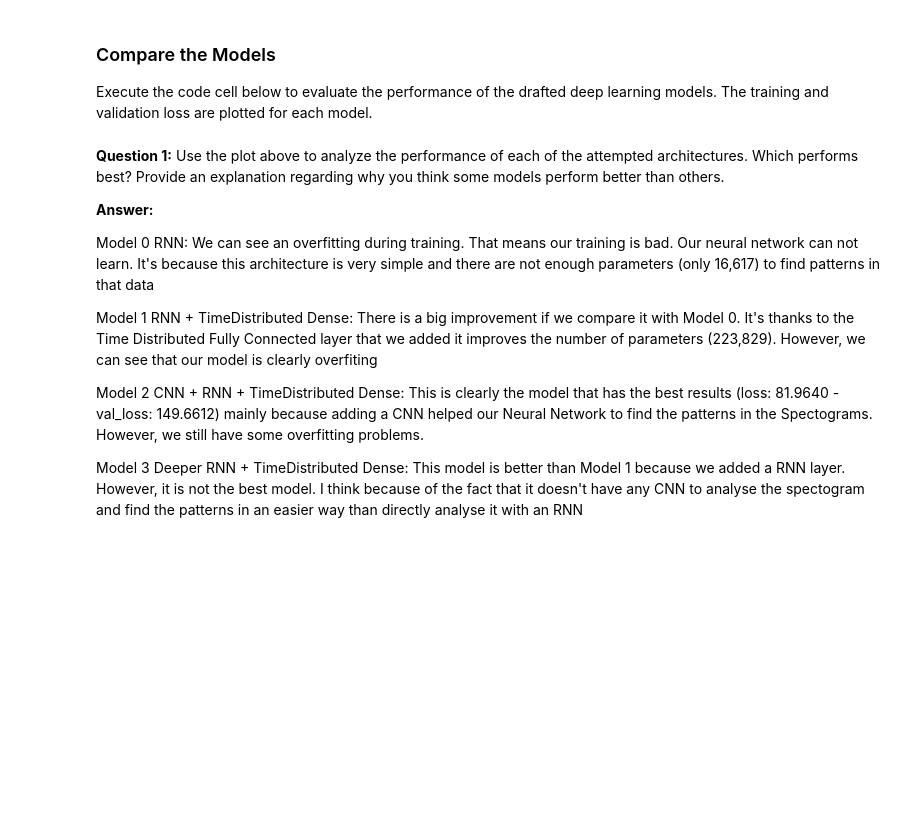
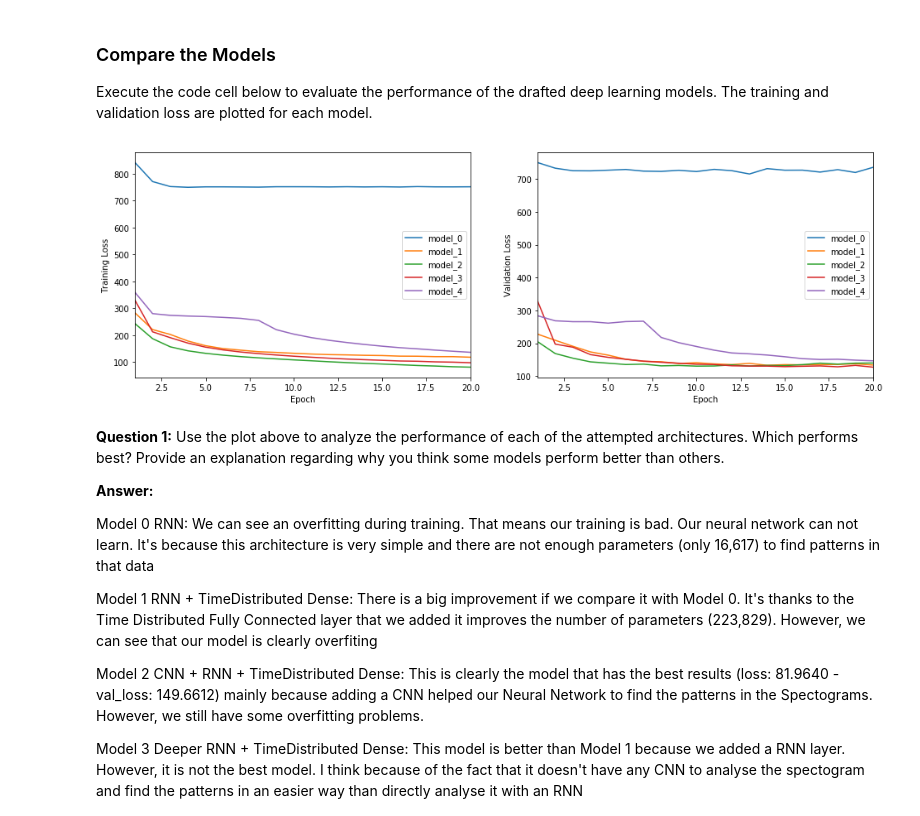
Before and after one commit to Leandro97/speech-recognizer, a Jupyter notebook: vui_notebook.ipynb, the cells around one changed output. Cells and saved outputs as stored; diff of their text form; code cells hidden in the pictures; blank space fills up the shorter version.

```diff
--- a/vui_notebook.ipynb
+++ b/vui_notebook.ipynb
@@ -459,10 +512,10 @@ Execute the code cell below to evaluate the performance of the drafted deep lear
 from glob import glob
 import numpy as np
 import _pickle as pickle
-import seaborn as sns
+#import seaborn as sns
 import matplotlib.pyplot as plt
 %matplotlib inline
-sns.set_style(style='white')
+#sns.set_style(style='white')
 
 # obtain the paths for the saved model history
 all_pickles = sorted(glob("results/*.pickle"))
@@ -471,33 +524,35 @@ model_names = [item[8:-7] for item in all_pickles]
 # extract the loss history for each model
 valid_loss = [pickle.load( open( i, "rb" ) )['val_loss'] for i in all_pickles]
 train_loss = [pickle.load( open( i, "rb" ) )['loss'] for i in all_pickles]
 # save the number of epochs used to train each model
 num_epochs = [len(valid_loss[i]) for i in range(len(valid_loss))]
 
 fig = plt.figure(figsize=(16,5))
 
 # plot the training loss vs. epoch for each model
 ax1 = fig.add_subplot(121)
 for i in range(len(all_pickles)):
     ax1.plot(np.linspace(1, num_epochs[i], num_epochs[i]),
             train_loss[i], label=model_names[i])
 # clean up the plot
 ax1.legend()
 ax1.set_xlim([1, max(num_epochs)])
 plt.xlabel('Epoch')
 plt.ylabel('Training Loss')
 
 # plot the validation loss vs. epoch for each model
 ax2 = fig.add_subplot(122)
 for i in range(len(all_pickles)):
     ax2.plot(np.linspace(1, num_epochs[i], num_epochs[i]),
             valid_loss[i], label=model_names[i])
 # clean up the plot
 ax2.legend()
 ax2.set_xlim([1, max(num_epochs)])
 plt.xlabel('Epoch')
 plt.ylabel('Validation Loss')
 plt.show()
+# %% [output]
+[figure, added]
 # %% [markdown]
 __Question 1:__ Use the plot above to analyze the performance of each of the attempted architectures.  Which performs best?  Provide an explanation regarding why you think some models perform better than others.
 
```
Also changed, not shown: parts of 8 cells of this notebook.
